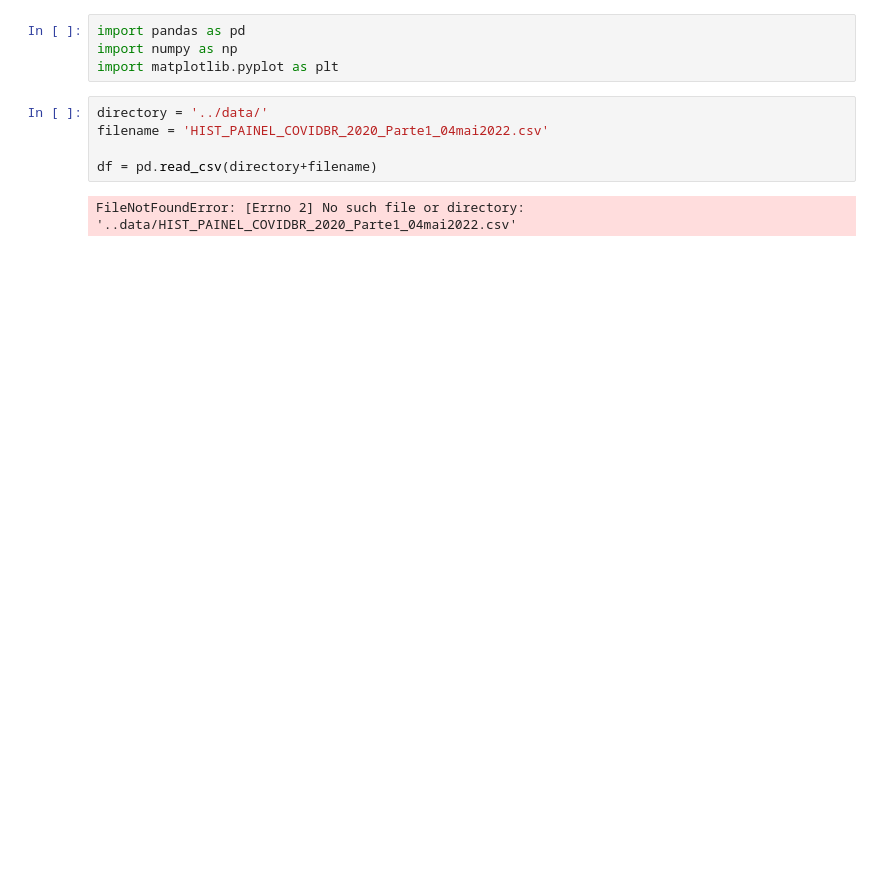
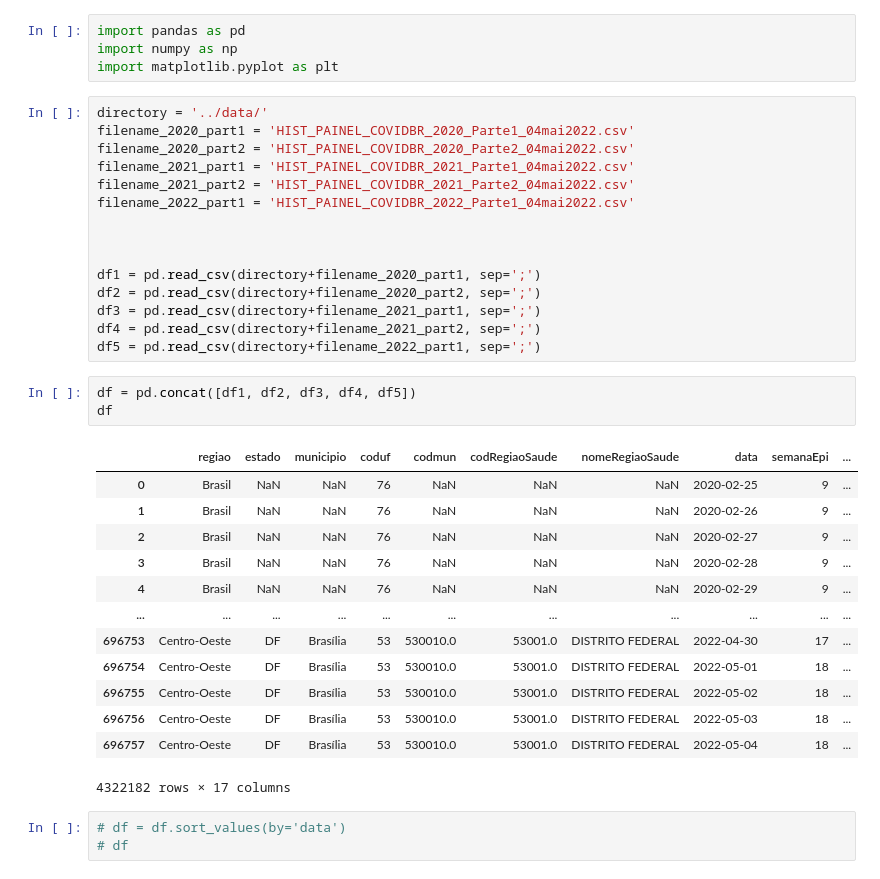
Before and after one commit to italonicacio/projeto-final-icd, a Jupyter notebook: src/data_analysis.ipynb, the cells around one changed output. Drawn from its saved outputs; the diff is of its cells as text; blank space fills up the shorter version.

Commit message:
Update data_analysis

```diff
--- a/src/data_analysis.ipynb
+++ b/src/data_analysis.ipynb
@@ -2,10 +2,38 @@
 import pandas as pd
 import numpy as np
 import matplotlib.pyplot as plt
-# %%
-directory = '../data/'
-filename = 'HIST_PAINEL_COVIDBR_2020_Parte1_04mai2022.csv'
-
-df = pd.read_csv(directory+filename)
-# %% [output]
-FileNotFoundError: [Errno 2] No such file or directory: '..data/HIST_PAINEL_COVIDBR_2020_Parte1_04mai2022.csv'
+# %%
+directory = '../data/'
+filename_2020_part1 = 'HIST_PAINEL_COVIDBR_2020_Parte1_04mai2022.csv'
+filename_2020_part2 = 'HIST_PAINEL_COVIDBR_2020_Parte2_04mai2022.csv'
+filename_2021_part1 = 'HIST_PAINEL_COVIDBR_2021_Parte1_04mai2022.csv'
+filename_2021_part2 = 'HIST_PAINEL_COVIDBR_2021_Parte2_04mai2022.csv'
+filename_2022_part1 = 'HIST_PAINEL_COVIDBR_2022_Parte1_04mai2022.csv'
+
+
+
+df1 = pd.read_csv(directory+filename_2020_part1, sep=';')
+df2 = pd.read_csv(directory+filename_2020_part2, sep=';')
+df3 = pd.read_csv(directory+filename_2021_part1, sep=';')
+df4 = pd.read_csv(directory+filename_2021_part2, sep=';')
+df5 = pd.read_csv(directory+filename_2022_part1, sep=';')
+# %%
+df = pd.concat([df1, df2, df3, df4, df5])
+df
+# %% [output]
+|  | regiao | estado | municipio | coduf | codmun | codRegiaoSaude | nomeRegiaoSaude | data | semanaEpi | ... |
+| 0 | Brasil | NaN | NaN | 76 | NaN | NaN | NaN | 2020-02-25 | 9 | ... |
+| 1 | Brasil | NaN | NaN | 76 | NaN | NaN | NaN | 2020-02-26 | 9 | ... |
+| 2 | Brasil | NaN | NaN | 76 | NaN | NaN | NaN | 2020-02-27 | 9 | ... |
+| 3 | Brasil | NaN | NaN | 76 | NaN | NaN | NaN | 2020-02-28 | 9 | ... |
+| 4 | Brasil | NaN | NaN | 76 | NaN | NaN | NaN | 2020-02-29 | 9 | ... |
+| ... | ... | ... | ... | ... | ... | ... | ... | ... | ... | ... |
+| 696753 | Centro-Oeste | DF | Brasília | 53 | 530010.0 | 53001.0 | DISTRITO FEDERAL | 2022-04-30 | 17 | ... |
+| 696754 | Centro-Oeste | DF | Brasília | 53 | 530010.0 | 53001.0 | DISTRITO FEDERAL | 2022-05-01 | 18 | ... |
+| 696755 | Centro-Oeste | DF | Brasília | 53 | 530010.0 | 53001.0 | DISTRITO FEDERAL | 2022-05-02 | 18 | ... |
+| 696756 | Centro-Oeste | DF | Brasília | 53 | 530010.0 | 53001.0 | DISTRITO FEDERAL | 2022-05-03 | 18 | ... |
+| 696757 | Centro-Oeste | DF | Brasília | 53 | 530010.0 | 53001.0 | DISTRITO FEDERAL | 2022-05-04 | 18 | ... |
+4322182 rows × 17 columns
+# %%
+# df = df.sort_values(by='data')
+# df
```
Also changed, not shown: parts of 11 cells of this notebook.
